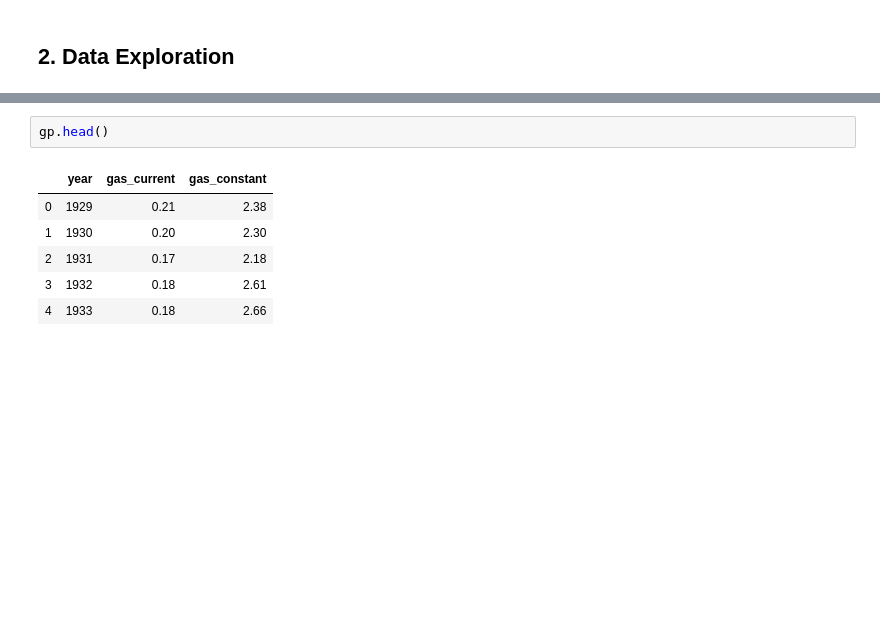
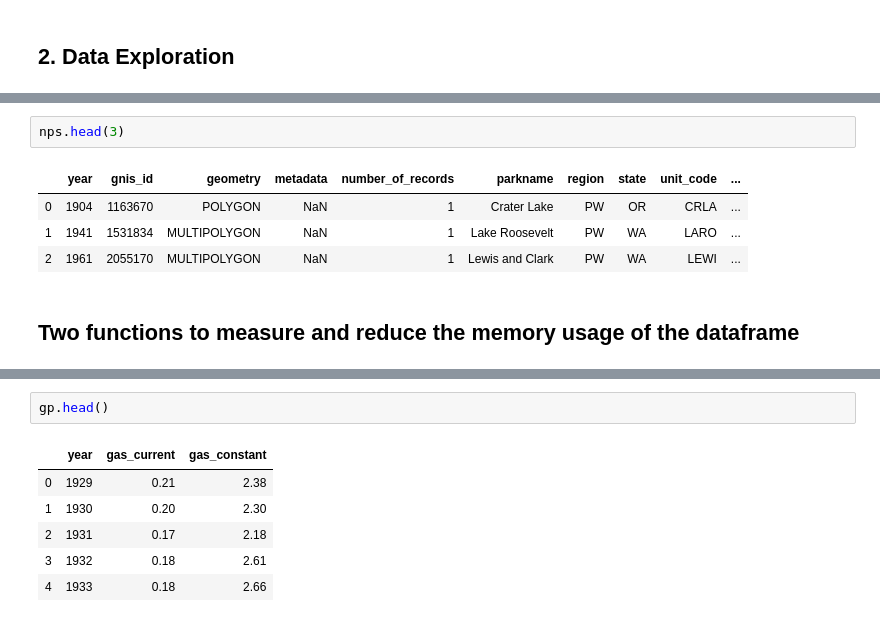
Before and after one commit to blewis49/tidypython, a Jupyter notebook: national_parks.ipynb, the cells around one changed output, grey strips where cells are left out. Cells and saved outputs as stored; diff of their text form; blank space fills up the shorter version.

```diff
--- a/national_parks.ipynb
+++ b/national_parks.ipynb
@@ -40,0 +56,9 @@ array(['AL', 'AK', 'AZ', 'AR', 'CA', 'CO', 'CT', 'DE', 'FL', 'GA', 'HI',
+# %%
+nps.head(3)
+# %% [output]
+|  | year | gnis_id | geometry | metadata | number_of_records | parkname | region | state | unit_code | ... |
+| 0 | 1904 | 1163670 | POLYGON | NaN | 1 | Crater Lake | PW | OR | CRLA | ... |
+| 1 | 1941 | 1531834 | MULTIPOLYGON | NaN | 1 | Lake Roosevelt | PW | WA | LARO | ... |
+| 2 | 1961 | 2055170 | MULTIPOLYGON | NaN | 1 | Lewis and Clark | PW | WA | LEWI | ... |
+# %% [markdown]
+## Two functions to measure and reduce the memory usage of the dataframe
```
Also changed, not shown: parts of 26 cells of this notebook.
